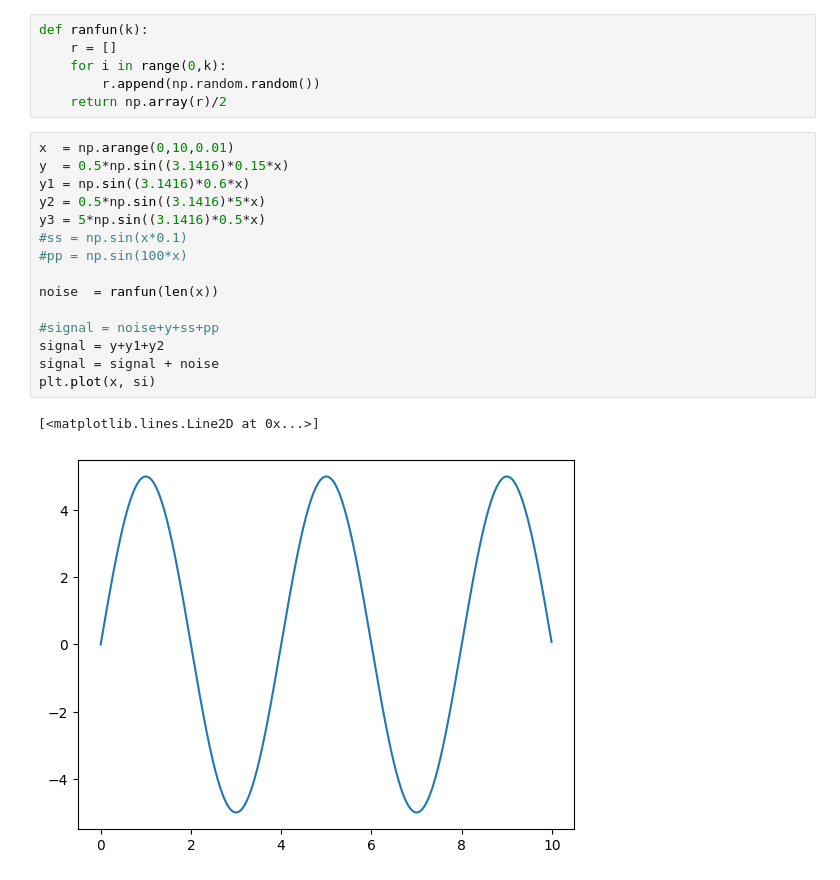
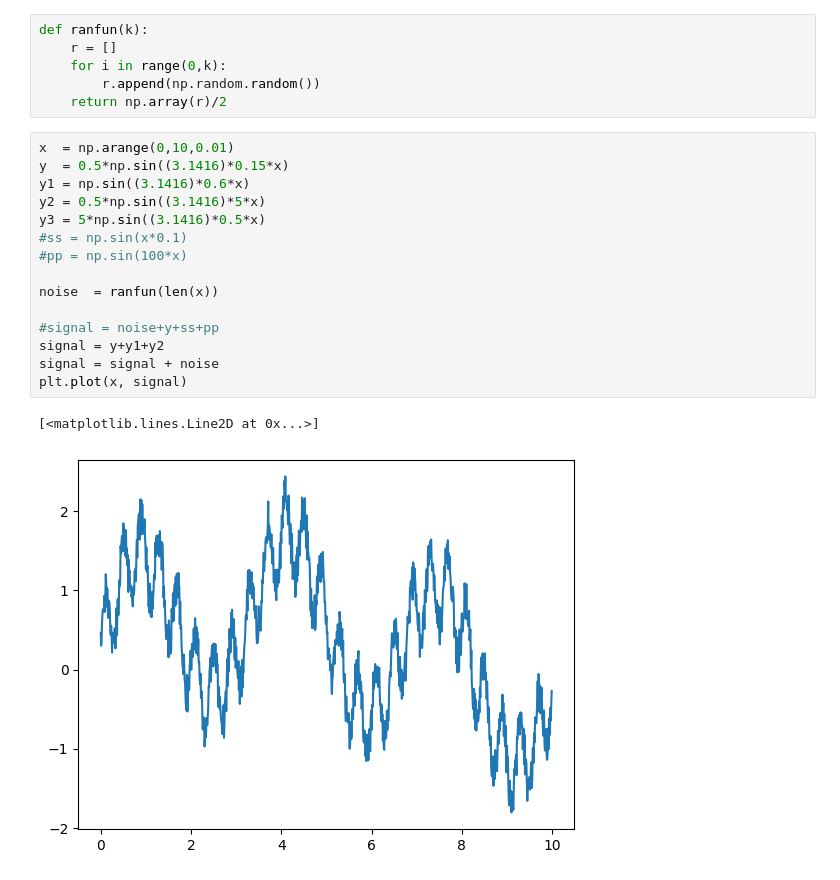
Before and after one commit to oftavira/BitacoraLiteratura, a Jupyter notebook: Ploting/_temp.ipynb, the cells around one changed output. Saved outputs shown, nothing was run; the diff lists cells and outputs as text.

```diff
--- a/Ploting/_temp.ipynb
+++ b/Ploting/_temp.ipynb
@@ -236,19 +232,19 @@ def ranfun(k):
 # %%
 x  = np.arange(0,10,0.01)
 y  = 0.5*np.sin((3.1416)*0.15*x)
 y1 = np.sin((3.1416)*0.6*x)
 y2 = 0.5*np.sin((3.1416)*5*x)
 y3 = 5*np.sin((3.1416)*0.5*x)
 #ss = np.sin(x*0.1)
 #pp = np.sin(100*x)
 
 noise  = ranfun(len(x))
 
 #signal = noise+y+ss+pp
 signal = y+y1+y2
 signal = signal + noise
-plt.plot(x, si)
+plt.plot(x, signal)
 # %% [output]
 [<matplotlib.lines.Line2D at 0x...>]
-[figure, old version]
+[figure, new version]
 # %%
```
Also changed, not shown: parts of 7 cells of this notebook, 1 other file.
